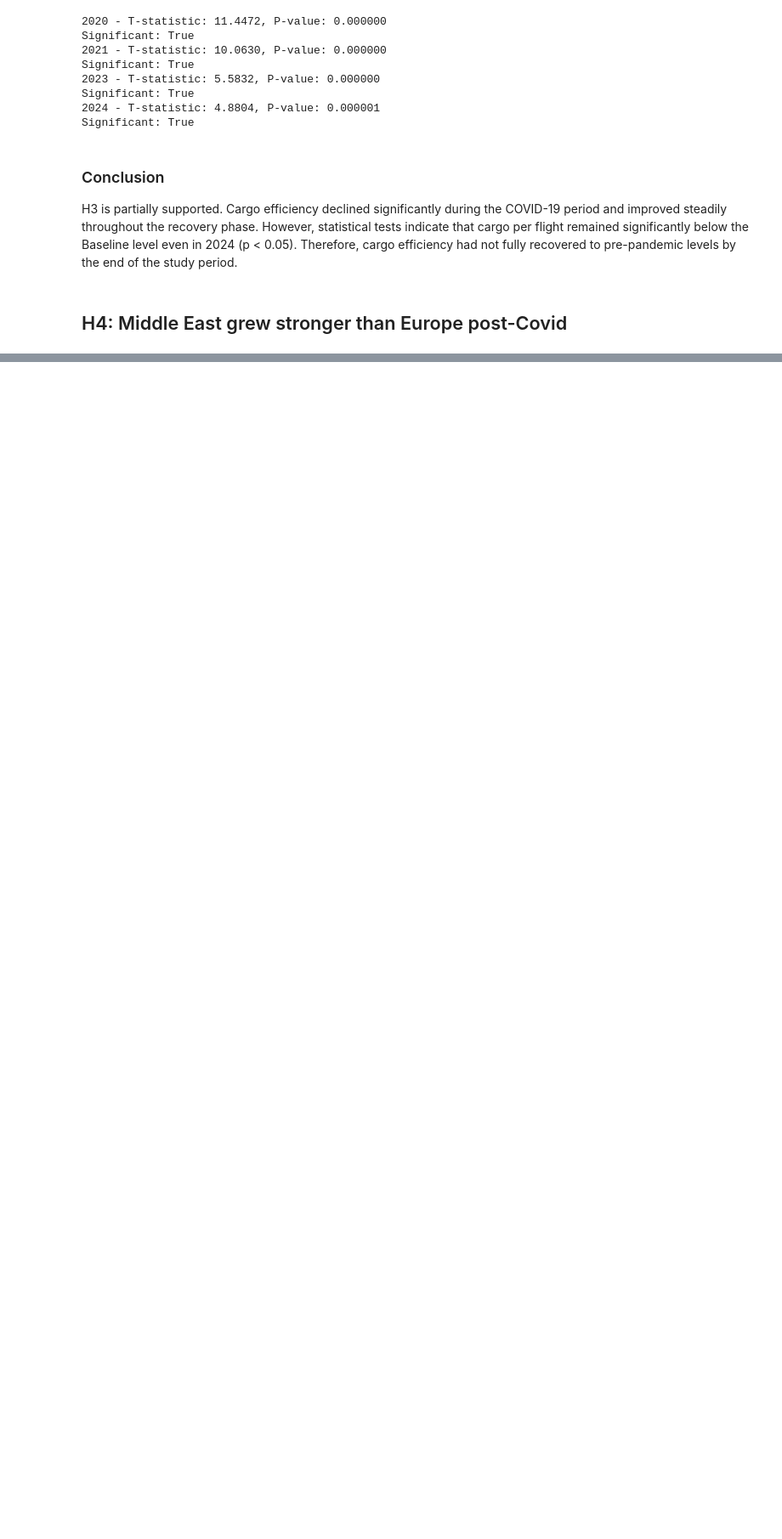
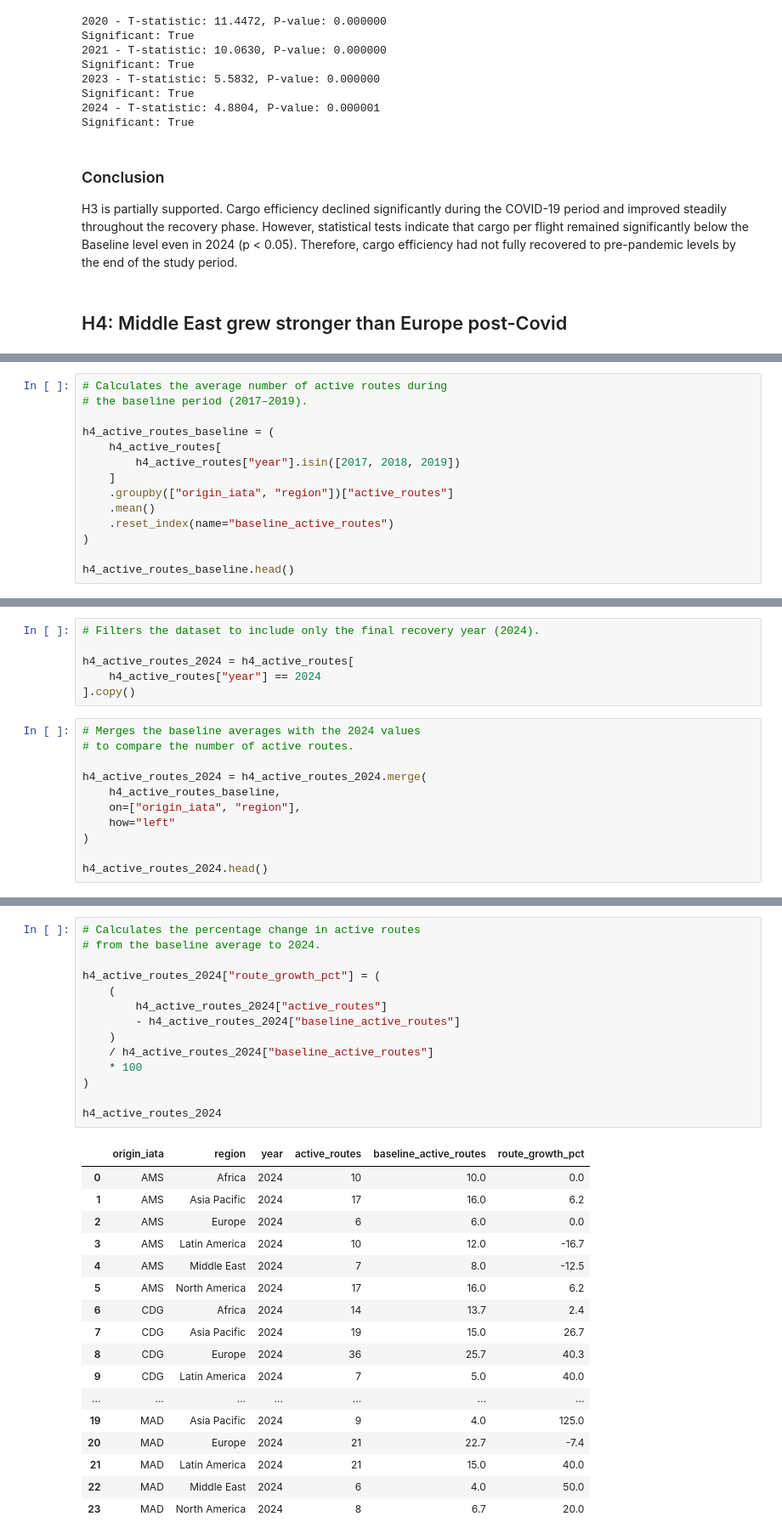
Before and after one commit to h-albrecht-ams/Capstone-Project, a Jupyter notebook: python/01_cargo_analysis.ipynb, the cells around one changed output, grey strips where cells are left out. Shown at 85% size. Saved outputs shown, nothing was run; the diff lists cells and outputs as text; blank space fills up the shorter version.

```diff
--- a/python/01_cargo_analysis.ipynb
+++ b/python/01_cargo_analysis.ipynb
@@ -2860,0 +3088,14 @@ H4
+# %%
+# Calculates the average number of active routes during
+# the baseline period (2017–2019).
+
+h4_active_routes_baseline = (
+    h4_active_routes[
+        h4_active_routes["year"].isin([2017, 2018, 2019])
+    ]
+    .groupby(["origin_iata", "region"])["active_routes"]
+    .mean()
+    .reset_index(name="baseline_active_routes")
+)
+
+h4_active_routes_baseline.head()
@@ -2860,0 +3109,17 @@ H4
+# %%
+# Filters the dataset to include only the final recovery year (2024).
+
+h4_active_routes_2024 = h4_active_routes[
+    h4_active_routes["year"] == 2024
+].copy()
+# %%
+# Merges the baseline averages with the 2024 values
+# to compare the number of active routes.
+
+h4_active_routes_2024 = h4_active_routes_2024.merge(
+    h4_active_routes_baseline,
+    on=["origin_iata", "region"],
+    how="left"
+)
+
+h4_active_routes_2024.head()
@@ -2860,0 +3133,32 @@ H4
+# %%
+# Calculates the percentage change in active routes
+# from the baseline average to 2024.
+
+h4_active_routes_2024["route_growth_pct"] = (
+    (
+        h4_active_routes_2024["active_routes"]
+        - h4_active_routes_2024["baseline_active_routes"]
+    )
+    / h4_active_routes_2024["baseline_active_routes"]
+    * 100
+)
+
+h4_active_routes_2024
+# %% [output]
+|  | origin_iata | region | year | active_routes | baseline_active_routes | route_growth_pct |
+| 0 | AMS | Africa | 2024 | 10 | 10.0 | 0.0 |
+| 1 | AMS | Asia Pacific | 2024 | 17 | 16.0 | 6.2 |
+| 2 | AMS | Europe | 2024 | 6 | 6.0 | 0.0 |
+| 3 | AMS | Latin America | 2024 | 10 | 12.0 | -16.7 |
+| 4 | AMS | Middle East | 2024 | 7 | 8.0 | -12.5 |
+| 5 | AMS | North America | 2024 | 17 | 16.0 | 6.2 |
+| 6 | CDG | Africa | 2024 | 14 | 13.7 | 2.4 |
+| 7 | CDG | Asia Pacific | 2024 | 19 | 15.0 | 26.7 |
+| 8 | CDG | Europe | 2024 | 36 | 25.7 | 40.3 |
+| 9 | CDG | Latin America | 2024 | 7 | 5.0 | 40.0 |
+| ... | ... | ... | ... | ... | ... | ... |
+| 19 | MAD | Asia Pacific | 2024 | 9 | 4.0 | 125.0 |
+| 20 | MAD | Europe | 2024 | 21 | 22.7 | -7.4 |
+| 21 | MAD | Latin America | 2024 | 21 | 15.0 | 40.0 |
+| 22 | MAD | Middle East | 2024 | 6 | 4.0 | 50.0 |
+| 23 | MAD | North America | 2024 | 8 | 6.7 | 20.0 |
```
Also changed, not shown: parts of 37 cells of this notebook.
